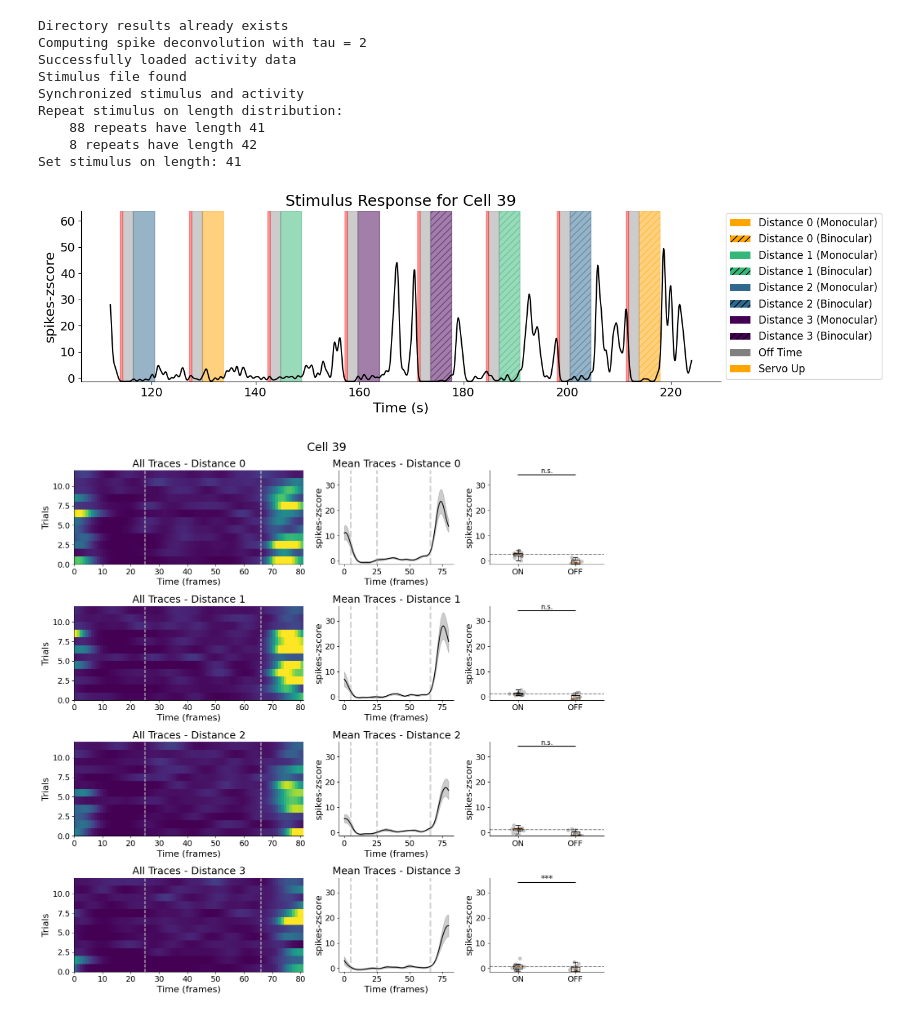
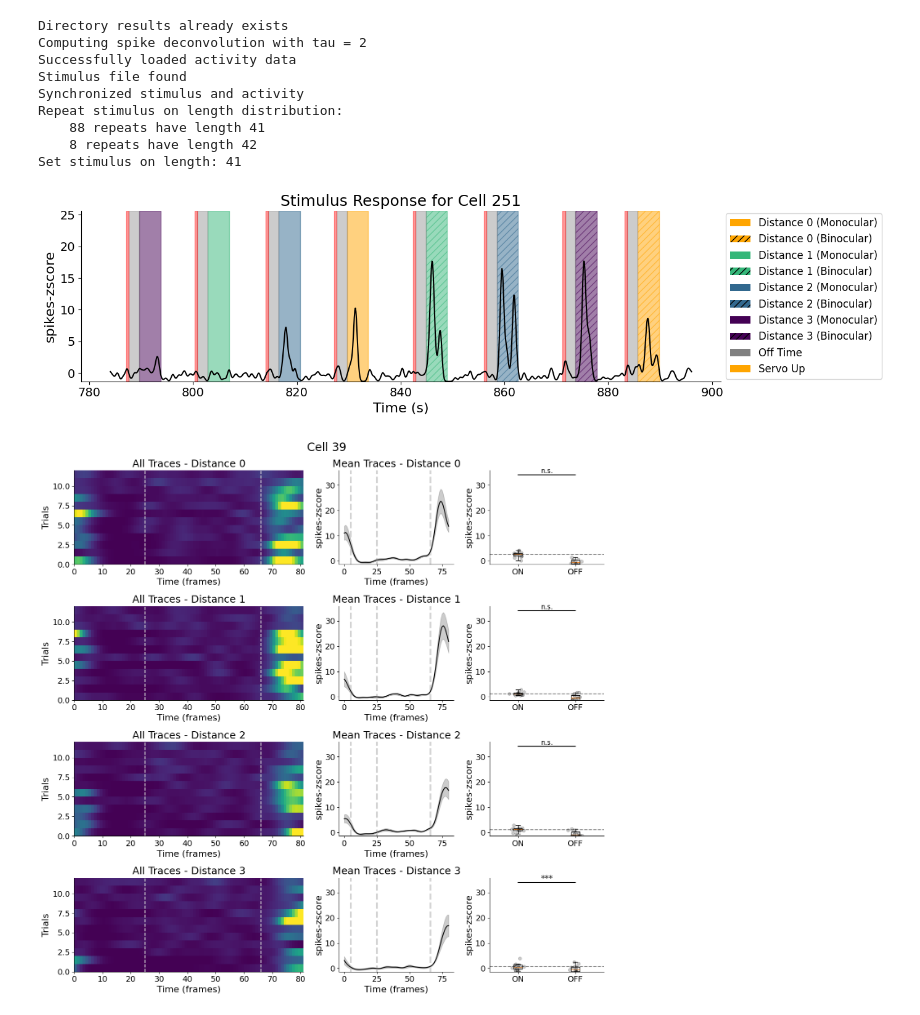
Before and after one commit to s-acosta/distance-project, a Jupyter notebook: linear-notebooks/analysis_linear-stimulus_binocular.ipynb, the cells around one changed output. Cells and saved outputs as stored; diff of their text form; code cells hidden in the pictures.

```diff
--- a/linear-notebooks/analysis_linear-stimulus_binocular.ipynb
+++ b/linear-notebooks/analysis_linear-stimulus_binocular.ipynb
@@ -44,10 +44,10 @@ Repeat stimulus on length distribution:
     8 repeats have length 42
 Set stimulus on length: 41
 # %%
-cell_to_show = 39
-LinearPlots(L).plot_stimulus_response(repeats=[8,16], cell = cell_to_show)
+cell_to_show = 251
+LinearPlots(L).plot_stimulus_response(repeats=[56,64], cell = cell_to_show)
 # %% [output]
-[figure, old version]
+[figure, new version]
 # %%
 cell_to_show = 39
 fig = LinearPlots(L).plot_all_traces_colormap(cell=cell_to_show, pre_time=2500, post_time=1500, distance=[0, 1, 2, 3], monocular=False)
```
Also changed, not shown: parts of 5 cells of this notebook, 28 other files.
